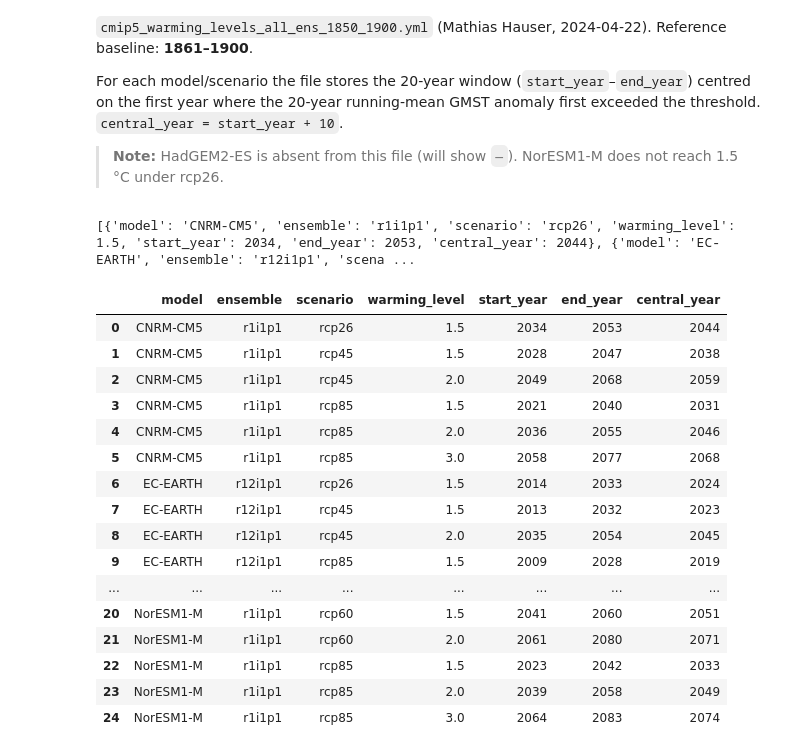
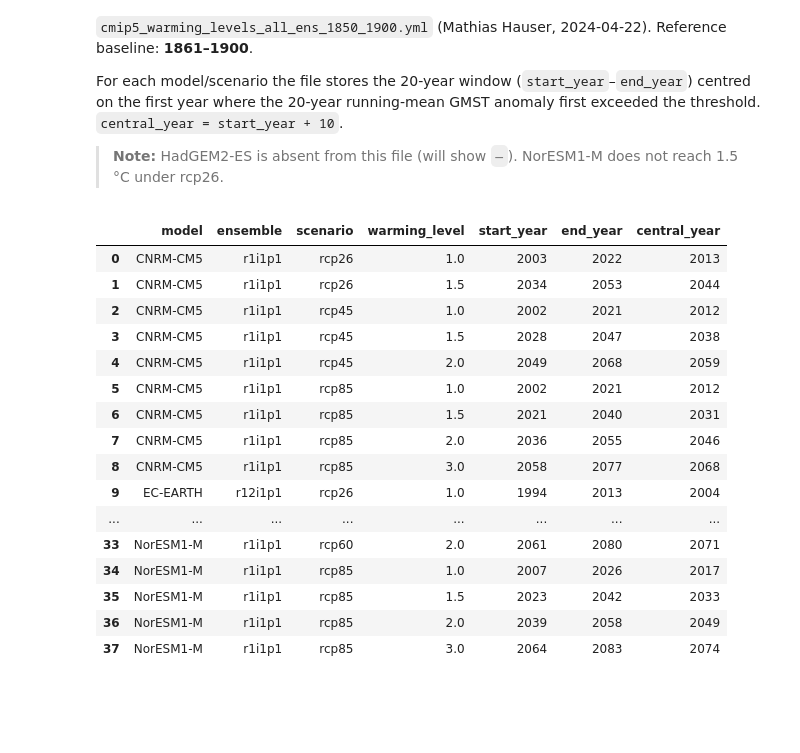
Before and after one commit to yasserhaddad/CORDEX2Energy, a Jupyter notebook: notebooks/processing/driving_gcm_analysis.ipynb, the cells around one changed output. Saved outputs shown, nothing was run; the diff lists cells and outputs as text; code cells hidden in the pictures; blank space fills up the shorter version.

```diff
--- a/notebooks/processing/driving_gcm_analysis.ipynb
+++ b/notebooks/processing/driving_gcm_analysis.ipynb
@@ -150,50 +150,42 @@ the threshold.  `central_year = start_year + 10`.
 > **Note:** HadGEM2-ES is absent from this file (will show `—`).
 > NorESM1-M does not reach 1.5 °C under rcp26.
 # %%
+import pandas as pd
 from cordex2energy.results.analysis import load_warming_level_periods
 
-warming_levels = [1.5, 2.0, 3.0]
+warming_levels = [1.0, 1.5, 2.0, 3.0]
 _gcm_ens = dict(zip(gcms, ensemble_members))  # {"CNRM-CM5": "r1i1p1", ...}
 
-df_gwl = load_warming_level_periods(
+gwl_results = load_warming_level_periods(
     yml_path=path_data_processed / "cmip5_warming_levels_all_ens_1850_1900.yml",
     warming_levels=warming_levels,
     gcms=_gcm_ens,
 )
 
-# Also keep the nested dict (gwl_results) so the display cell below still works
-gwl_results = {}
-for gcm in gcms:
-    gwl_results[gcm] = {}
-    for scenario in scenarios:
-        gwl_results[gcm][scenario] = {}
-        for wl in warming_levels:
-            row = df_gwl.query(
-                "model == @gcm and scenario == @scenario and warming_level == @wl"
-            )
-            gwl_results[gcm][scenario][wl] = (
-                row[["start_year", "end_year", "central_year"]].iloc[0].to_dict()
-                if not row.empty else None
-            )
-
-df_gwl
+# Preview as a flat DataFrame
+rows = []
+for (model, ens), scen_dict in gwl_results.items():
+    for scenario, wl_dict in scen_dict.items():
+        for wl, r in wl_dict.items():
+            rows.append({"model": model, "ensemble": ens, "scenario": scenario,
+                         "warming_level": wl, **r})
+pd.DataFrame(rows).sort_values(["model", "ensemble", "scenario", "warming_level"]).reset_index(drop=True)
 # %% [output]
-[{'model': 'CNRM-CM5', 'ensemble': 'r1i1p1', 'scenario': 'rcp26', 'warming_level': 1.5, 'start_year': 2034, 'end_year': 2053, 'central_year': 2044}, {'model': 'EC-EARTH', 'ensemble': 'r12i1p1', 'scena ...
 |  | model | ensemble | scenario | warming_level | start_year | end_year | central_year |
-| 0 | CNRM-CM5 | r1i1p1 | rcp26 | 1.5 | 2034 | 2053 | 2044 |
-| 1 | CNRM-CM5 | r1i1p1 | rcp45 | 1.5 | 2028 | 2047 | 2038 |
-| 2 | CNRM-CM5 | r1i1p1 | rcp45 | 2.0 | 2049 | 2068 | 2059 |
-| 3 | CNRM-CM5 | r1i1p1 | rcp85 | 1.5 | 2021 | 2040 | 2031 |
-| 4 | CNRM-CM5 | r1i1p1 | rcp85 | 2.0 | 2036 | 2055 | 2046 |
-| 5 | CNRM-CM5 | r1i1p1 | rcp85 | 3.0 | 2058 | 2077 | 2068 |
-| 6 | EC-EARTH | r12i1p1 | rcp26 | 1.5 | 2014 | 2033 | 2024 |
-| 7 | EC-EARTH | r12i1p1 | rcp45 | 1.5 | 2013 | 2032 | 2023 |
-| 8 | EC-EARTH | r12i1p1 | rcp45 | 2.0 | 2035 | 2054 | 2045 |
-| 9 | EC-EARTH | r12i1p1 | rcp85 | 1.5 | 2009 | 2028 | 2019 |
+| 0 | CNRM-CM5 | r1i1p1 | rcp26 | 1.0 | 2003 | 2022 | 2013 |
+| 1 | CNRM-CM5 | r1i1p1 | rcp26 | 1.5 | 2034 | 2053 | 2044 |
+| 2 | CNRM-CM5 | r1i1p1 | rcp45 | 1.0 | 2002 | 2021 | 2012 |
+| 3 | CNRM-CM5 | r1i1p1 | rcp45 | 1.5 | 2028 | 2047 | 2038 |
+| 4 | CNRM-CM5 | r1i1p1 | rcp45 | 2.0 | 2049 | 2068 | 2059 |
+| 5 | CNRM-CM5 | r1i1p1 | rcp85 | 1.0 | 2002 | 2021 | 2012 |
+| 6 | CNRM-CM5 | r1i1p1 | rcp85 | 1.5 | 2021 | 2040 | 2031 |
+| 7 | CNRM-CM5 | r1i1p1 | rcp85 | 2.0 | 2036 | 2055 | 2046 |
+| 8 | CNRM-CM5 | r1i1p1 | rcp85 | 3.0 | 2058 | 2077 | 2068 |
+| 9 | EC-EARTH | r12i1p1 | rcp26 | 1.0 | 1994 | 2013 | 2004 |
 | ... | ... | ... | ... | ... | ... | ... | ... |
-| 20 | NorESM1-M | r1i1p1 | rcp60 | 1.5 | 2041 | 2060 | 2051 |
-| 21 | NorESM1-M | r1i1p1 | rcp60 | 2.0 | 2061 | 2080 | 2071 |
-| 22 | NorESM1-M | r1i1p1 | rcp85 | 1.5 | 2023 | 2042 | 2033 |
-| 23 | NorESM1-M | r1i1p1 | rcp85 | 2.0 | 2039 | 2058 | 2049 |
-| 24 | NorESM1-M | r1i1p1 | rcp85 | 3.0 | 2064 | 2083 | 2074 |
+| 33 | NorESM1-M | r1i1p1 | rcp60 | 2.0 | 2061 | 2080 | 2071 |
+| 34 | NorESM1-M | r1i1p1 | rcp85 | 1.0 | 2007 | 2026 | 2017 |
+| 35 | NorESM1-M | r1i1p1 | rcp85 | 1.5 | 2023 | 2042 | 2033 |
+| 36 | NorESM1-M | r1i1p1 | rcp85 | 2.0 | 2039 | 2058 | 2049 |
+| 37 | NorESM1-M | r1i1p1 | rcp85 | 3.0 | 2064 | 2083 | 2074 |
 # %%
```
Also changed, not shown: parts of 1 cell of this notebook, 16 other files.
